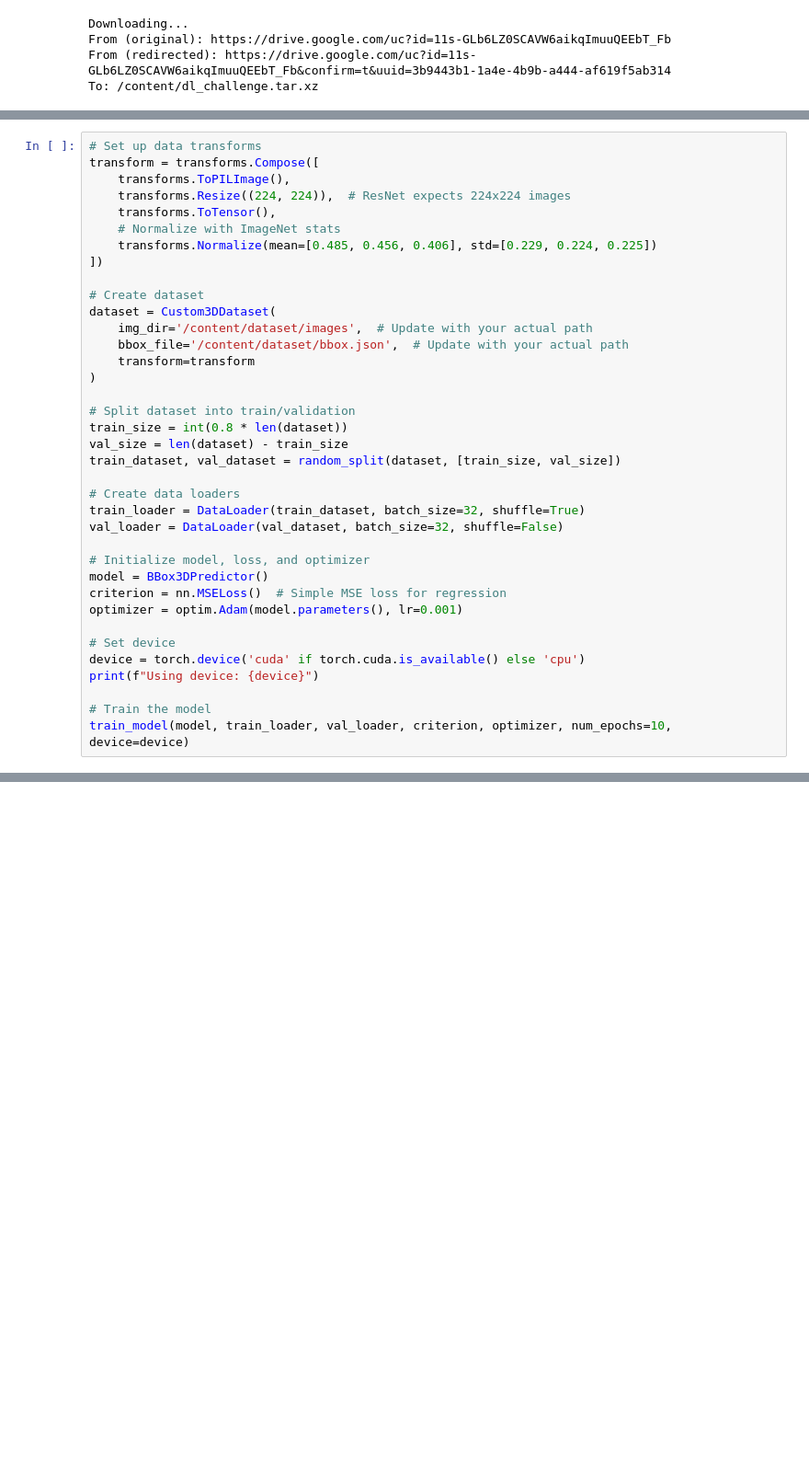
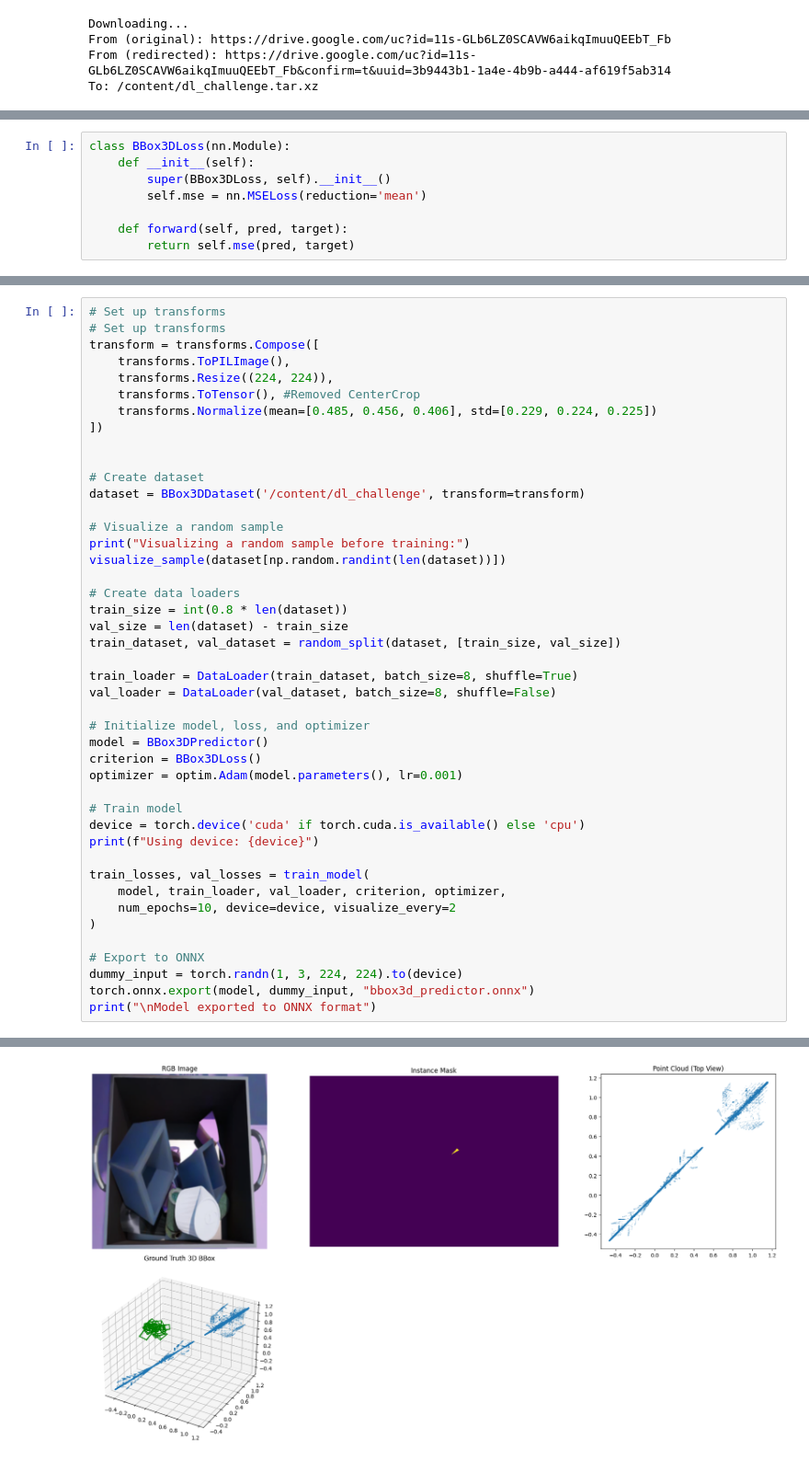
Before and after one commit to shubhamt2897/DL_BB, a Jupyter notebook: DL_Bounding_Box.ipynb, the cells around one changed output, grey strips where cells are left out. Shown: that part at 92% size. Saved outputs shown, nothing was run; the diff lists cells and outputs as text; blank space fills up the shorter version.

```diff
--- a/DL_Bounding_Box.ipynb
+++ b/DL_Bounding_Box.ipynb
@@ -213,0 +183,8 @@ def train_model(model, train_loader, val_loader, criterion, optimizer, num_epoch
+# %%
+class BBox3DLoss(nn.Module):
+    def __init__(self):
+        super(BBox3DLoss, self).__init__()
+        self.mse = nn.MSELoss(reduction='mean')
+
+    def forward(self, pred, target):
+        return self.mse(pred, target)
@@ -214,38 +340,45 @@ def train_model(model, train_loader, val_loader, criterion, optimizer, num_epoch
 # %%
-# Set up data transforms
+# Set up transforms
+# Set up transforms
 transform = transforms.Compose([
     transforms.ToPILImage(),
-    transforms.Resize((224, 224)),  # ResNet expects 224x224 images
-    transforms.ToTensor(),
-    # Normalize with ImageNet stats
+    transforms.Resize((224, 224)),
+    transforms.ToTensor(), #Removed CenterCrop
     transforms.Normalize(mean=[0.485, 0.456, 0.406], std=[0.229, 0.224, 0.225])
 ])
 
+
 # Create dataset
-dataset = Custom3DDataset(
-    img_dir='/content/dataset/images',  # Update with your actual path
-    bbox_file='/content/dataset/bbox.json',  # Update with your actual path
-    transform=transform
-)
+dataset = BBox3DDataset('/content/dl_challenge', transform=transform)
 
-# Split dataset into train/validation
+# Visualize a random sample
+print("Visualizing a random sample before training:")
+visualize_sample(dataset[np.random.randint(len(dataset))])
+
+# Create data loaders
 train_size = int(0.8 * len(dataset))
 val_size = len(dataset) - train_size
 train_dataset, val_dataset = random_split(dataset, [train_size, val_size])
 
-# Create data loaders
-train_loader = DataLoader(train_dataset, batch_size=32, shuffle=True)
-val_loader = DataLoader(val_dataset, batch_size=32, shuffle=False)
+train_loader = DataLoader(train_dataset, batch_size=8, shuffle=True)
+val_loader = DataLoader(val_dataset, batch_size=8, shuffle=False)
 
 # Initialize model, loss, and optimizer
 model = BBox3DPredictor()
-criterion = nn.MSELoss()  # Simple MSE loss for regression
+criterion = BBox3DLoss()
 optimizer = optim.Adam(model.parameters(), lr=0.001)
 
-# Set device
+# Train model
 device = torch.device('cuda' if torch.cuda.is_available() else 'cpu')
 print(f"Using device: {device}")
 
-# Train the model
-train_model(model, train_loader, val_loader, criterion, optimizer, num_epochs=10, device=device)
+train_losses, val_losses = train_model(
+    model, train_loader, val_loader, criterion, optimizer,
+    num_epochs=10, device=device, visualize_every=2
+)
+
+# Export to ONNX
+dummy_input = torch.randn(1, 3, 224, 224).to(device)
+torch.onnx.export(model, dummy_input, "bbox3d_predictor.onnx")
+print("\nModel exported to ONNX format")
 # %% [output]
@@ -252,0 +387 @@ FileNotFoundError: [Errno 2] No such file or directory: '/content/dataset/images
+[figure, added]
```
Also changed, not shown: parts of 10 cells of this notebook.
